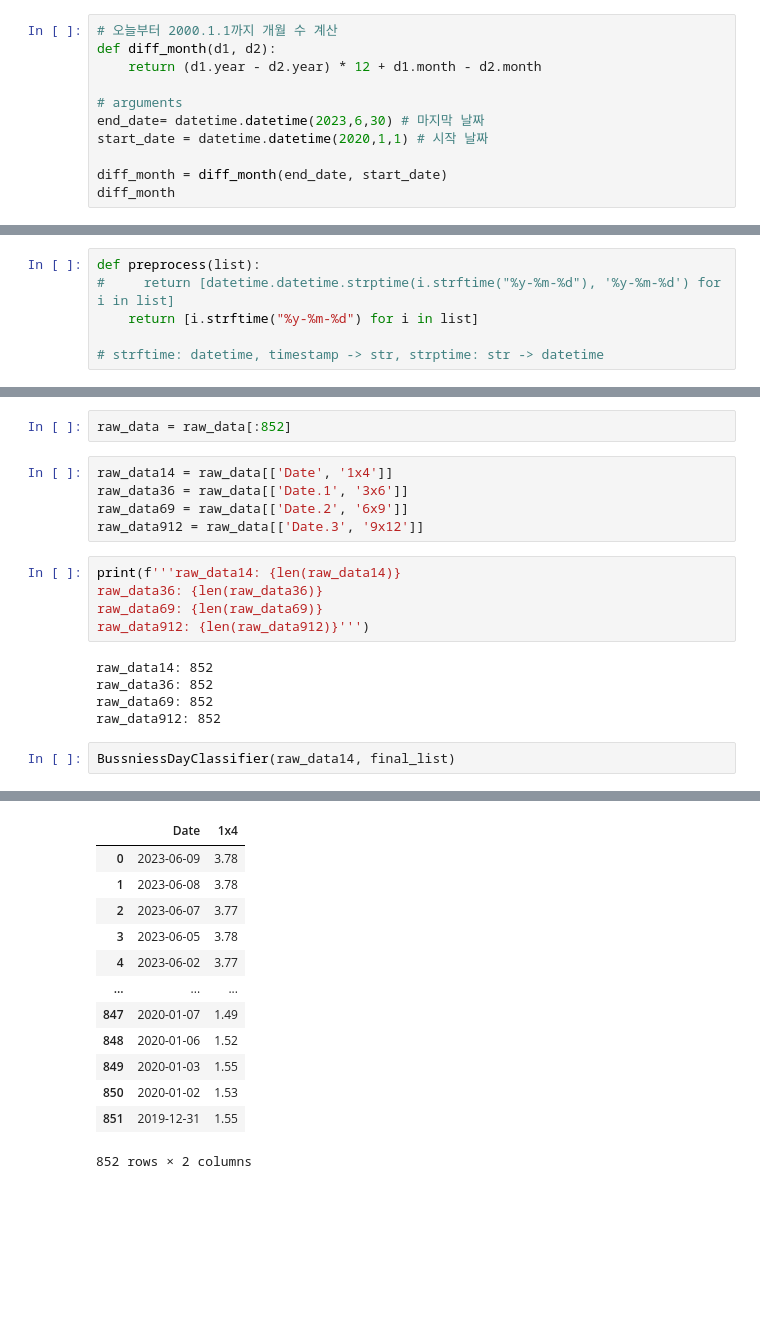
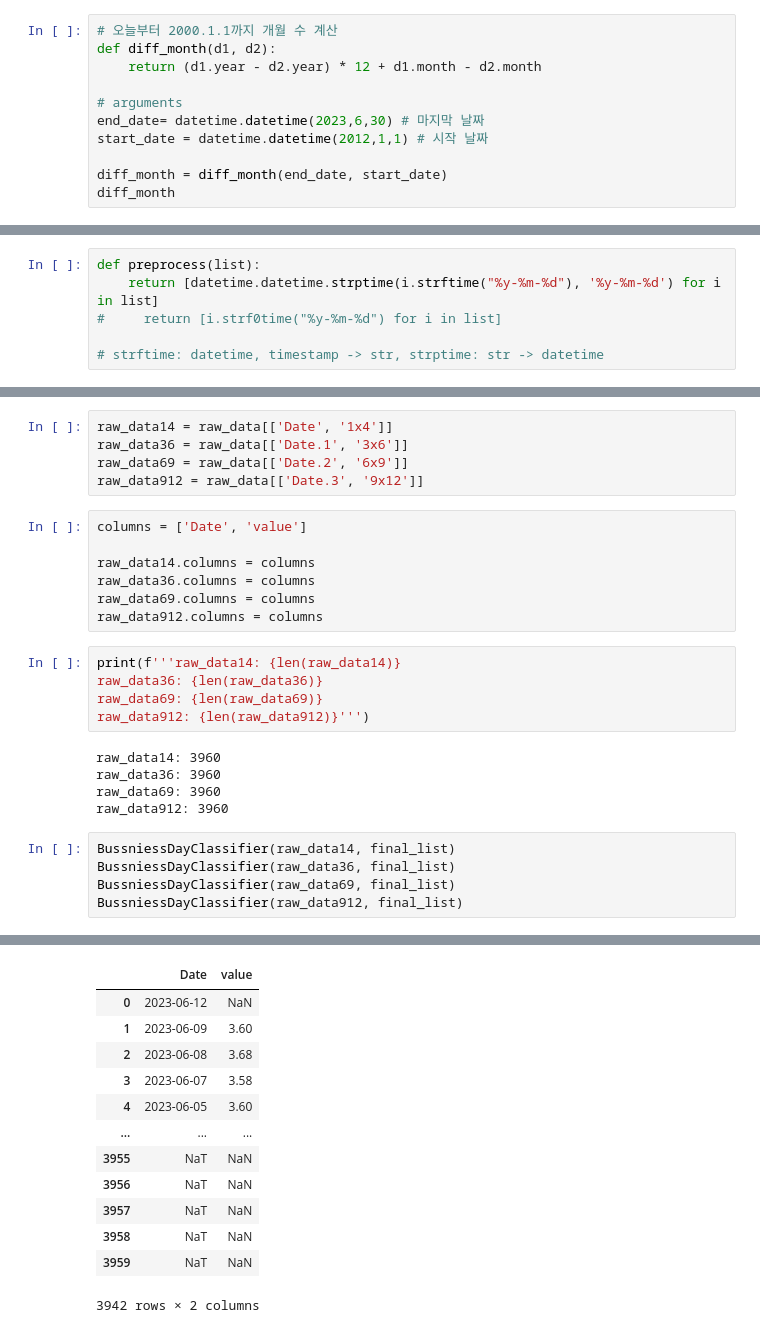
Before and after one commit to dudungE/Portfolio, a Jupyter notebook: nonBusinessDay_Callsifier/BussniessDayClassifier_last.ipynb, the cells around one changed output, grey strips where cells are left out. Drawn from its saved outputs; the diff is of its cells as text; blank space fills up the shorter version.

```diff
--- a/nonBusinessDay_Callsifier/BussniessDayClassifier_last.ipynb
+++ b/nonBusinessDay_Callsifier/BussniessDayClassifier_last.ipynb
@@ -30,7 +34,7 @@ def diff_month(d1, d2):
 
 # arguments
 end_date= datetime.datetime(2023,6,30) # 마지막 날짜
-start_date = datetime.datetime(2020,1,1) # 시작 날짜
+start_date = datetime.datetime(2012,1,1) # 시작 날짜
 
 diff_month = diff_month(end_date, start_date)
 diff_month
@@ -124,8 +128,8 @@ weekend_list[:5]
 - datetime으로 병합해주기
 # %%
 def preprocess(list):
-#     return [datetime.datetime.strptime(i.strftime("%y-%m-%d"), '%y-%m-%d') for i in list]
-    return [i.strftime("%y-%m-%d") for i in list]
+    return [datetime.datetime.strptime(i.strftime("%y-%m-%d"), '%y-%m-%d') for i in list]
+#     return [i.strf0time("%y-%m-%d") for i in list]
 
 # strftime: datetime, timestamp -> str, strptime: str -> datetime
 # %%
@@ -282,20 +289,28 @@ raw_data[:852]
-# %%
-raw_data = raw_data[:852]
 # %%
 raw_data14 = raw_data[['Date', '1x4']]
 raw_data36 = raw_data[['Date.1', '3x6']]
 raw_data69 = raw_data[['Date.2', '6x9']]
 raw_data912 = raw_data[['Date.3', '9x12']]
+# %%
+columns = ['Date', 'value']
+
+raw_data14.columns = columns
+raw_data36.columns = columns
+raw_data69.columns = columns
+raw_data912.columns = columns
 # %%
 print(f'''raw_data14: {len(raw_data14)}
 raw_data36: {len(raw_data36)}
 raw_data69: {len(raw_data69)}
 raw_data912: {len(raw_data912)}''')
 # %% [output]
-raw_data14: 852
-raw_data36: 852
-raw_data69: 852
-raw_data912: 852
+raw_data14: 3960
+raw_data36: 3960
+raw_data69: 3960
+raw_data912: 3960
 # %%
 BussniessDayClassifier(raw_data14, final_list)
+BussniessDayClassifier(raw_data36, final_list)
+BussniessDayClassifier(raw_data69, final_list)
+BussniessDayClassifier(raw_data912, final_list)
 # %% [output]
@@ -302,13 +334,13 @@ BussniessDayClassifier(raw_data14, final_list)
-|  | Date | 1x4 |
-| 0 | 2023-06-09 | 3.78 |
-| 1 | 2023-06-08 | 3.78 |
-| 2 | 2023-06-07 | 3.77 |
-| 3 | 2023-06-05 | 3.78 |
-| 4 | 2023-06-02 | 3.77 |
+|  | Date | value |
+| 0 | 2023-06-12 | NaN |
+| 1 | 2023-06-09 | 3.60 |
+| 2 | 2023-06-08 | 3.68 |
+| 3 | 2023-06-07 | 3.58 |
+| 4 | 2023-06-05 | 3.60 |
 | ... | ... | ... |
-| 847 | 2020-01-07 | 1.49 |
-| 848 | 2020-01-06 | 1.52 |
-| 849 | 2020-01-03 | 1.55 |
-| 850 | 2020-01-02 | 1.53 |
-| 851 | 2019-12-31 | 1.55 |
+| 3955 | NaT | NaN |
+| 3956 | NaT | NaN |
+| 3957 | NaT | NaN |
+| 3958 | NaT | NaN |
+| 3959 | NaT | NaN |
-852 rows × 2 columns
+3942 rows × 2 columns
```
Also changed, not shown: parts of 18 cells of this notebook.
